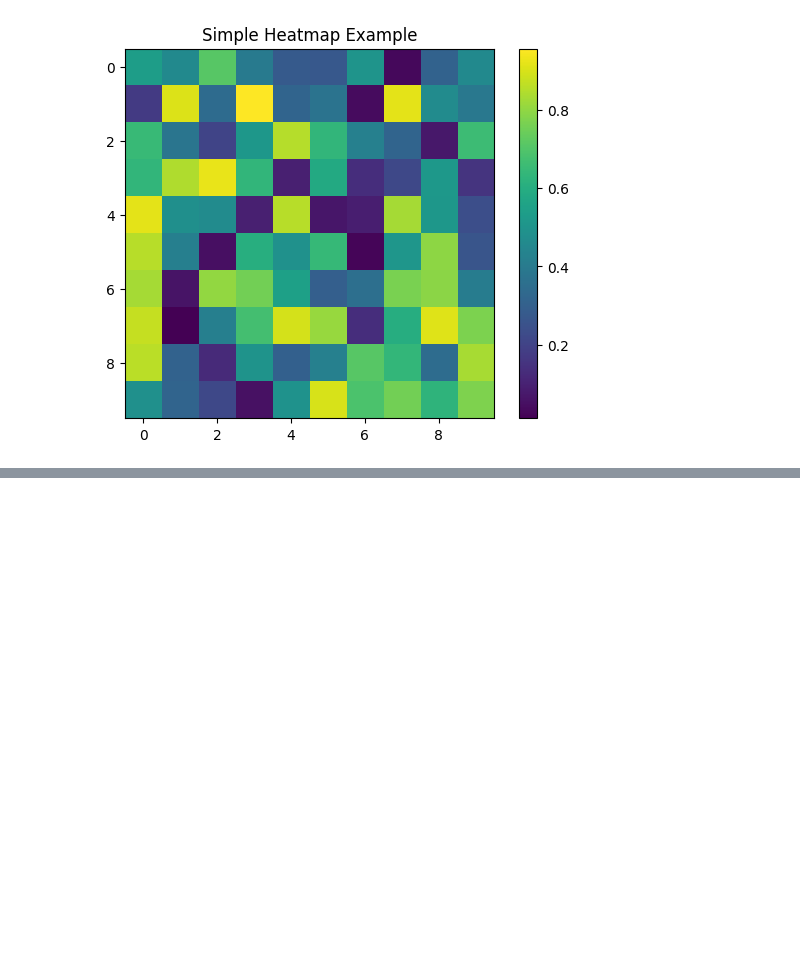
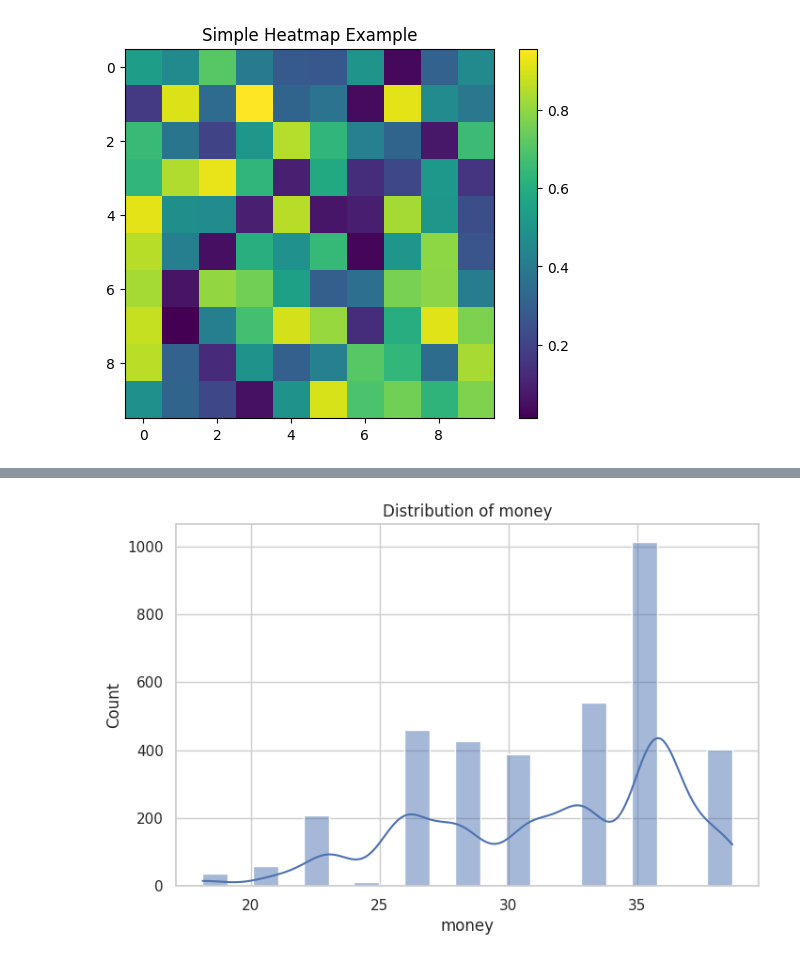
Before and after one commit to jayanth2005sai-ship-it/ML_LAB_2026-2027, a Jupyter notebook: Lab 3(matplotlib).ipynb, the cells around one changed output, grey strips where cells are left out. Drawn from its saved outputs; the diff is of its cells as text; code cells hidden in the pictures; blank space fills up the shorter version.

```diff
--- a/Lab 3(matplotlib).ipynb
+++ b/Lab 3(matplotlib).ipynb
@@ -80,3 +80,17 @@ plt.title('Simple Heatmap Example')
 plt.show()
 # %% [output]
 [figure]
+# %%
+import pandas as pd
+import numpy as np
+import matplotlib.pyplot as plt
+import seaborn as sns
+
+sns.set(style="whitegrid")
+%matplotlib inline
+# %%
+from google.colab import files
+uploaded = files.upload()  # opens a file picker, choose your dataset
+
+filename = list(uploaded.keys())[0]
+print(filename)
@@ -82,0 +101,7 @@ plt.show()
+# %%
+# Use the correct reader for your file type
+df = pd.read_csv(filename)        # for .csv
+# df = pd.read_excel(filename)    # for .xlsx
+# df = pd.read_json(filename)     # for .json
+
+df.head()
@@ -82,0 +161,8 @@ plt.show()
+# %%
+col = "money"  # replace with an actual column name
+plt.figure(figsize=(8,5))
+sns.histplot(df[col], kde=True)
+plt.title(f"Distribution of {col}")
+plt.show()
+# %% [output]
+[figure, added]
```
Also changed, not shown: parts of 7 cells of this notebook.
